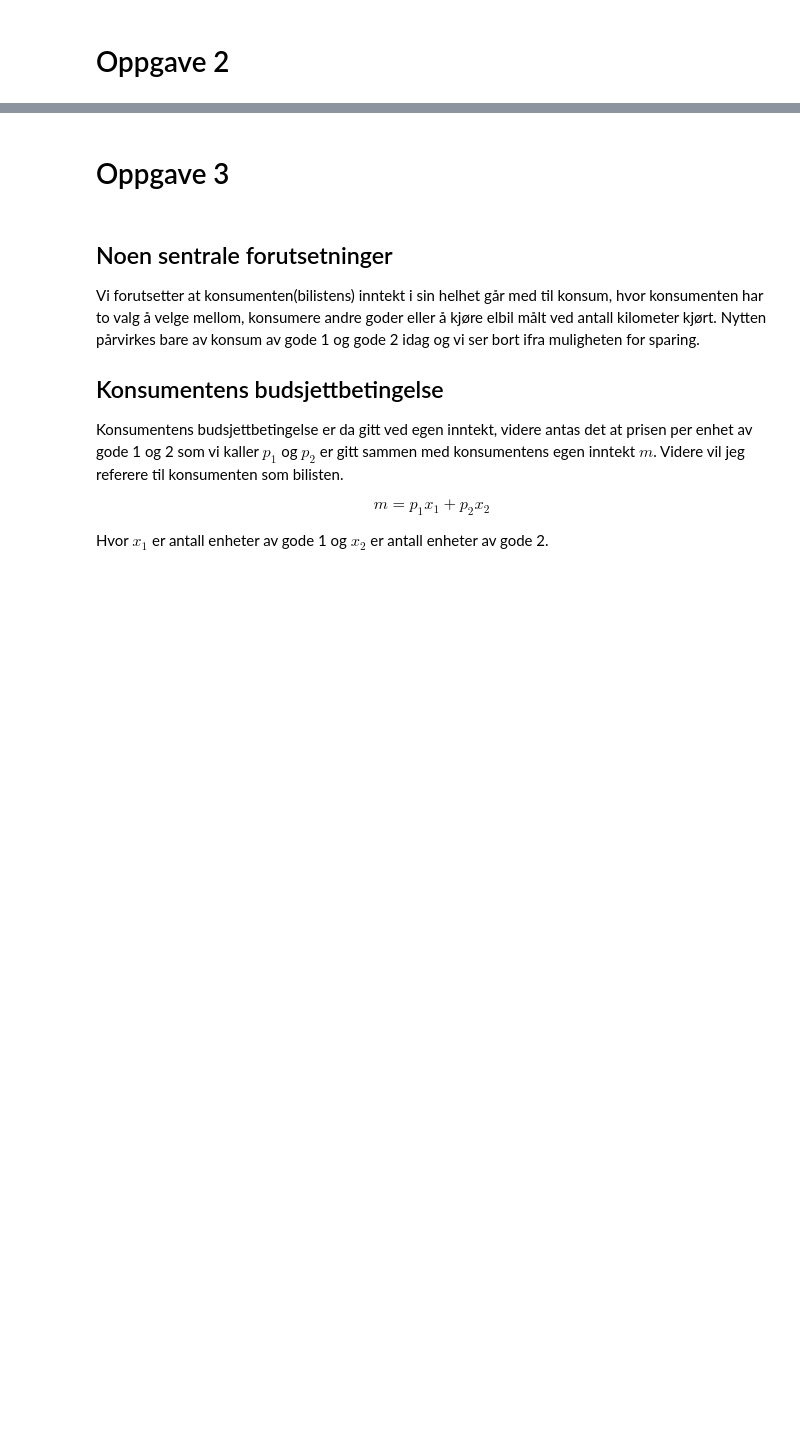
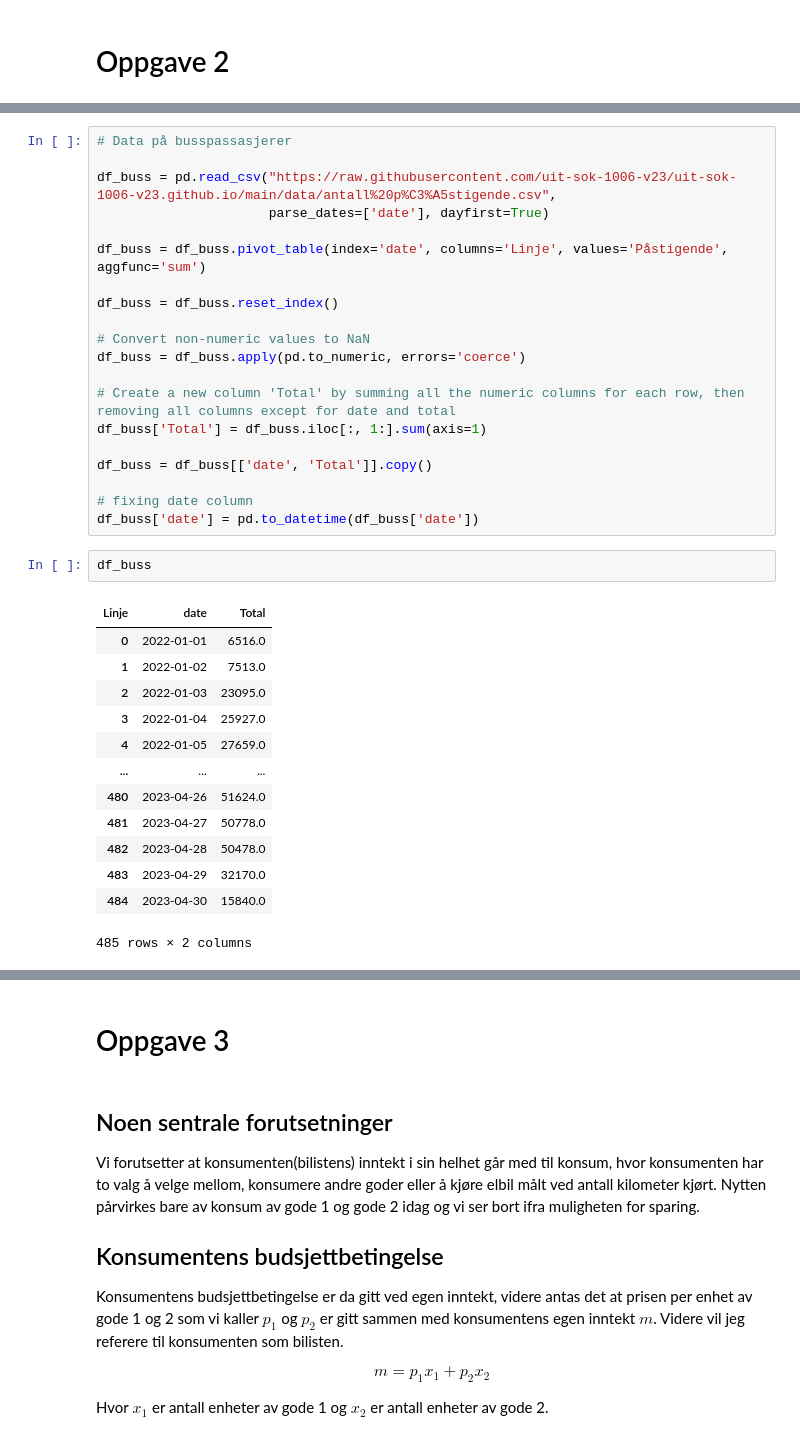
Before and after one commit to DanielFabioG/SOK-1003-og-SOK-1006, a Jupyter notebook: sok-1006/Mappeoppgaver/Kand_nr_17_Mikro_Mappe2_V2023_1006_push.ipynb, the cells around one changed output, grey strips where cells are left out. Drawn from its saved outputs; the diff is of its cells as text; blank space fills up the shorter version.

```diff
--- a/sok-1006/Mappeoppgaver/Kand_nr_17_Mikro_Mappe2_V2023_1006_push.ipynb
+++ b/sok-1006/Mappeoppgaver/Kand_nr_17_Mikro_Mappe2_V2023_1006_push.ipynb
@@ -119,3 +212,39 @@ ax.plot(df_summary['Dato'], model.params[0] + model.params[1] * df_summary['Dumm
 ax.legend();
 # %% [output]
 [figure]
+# %%
+# Data på busspassasjerer
+
+df_buss = pd.read_csv("https://raw.githubusercontent.com/uit-sok-1006-v23/uit-sok-1006-v23.github.io/main/data/antall%20p%C3%A5stigende.csv",
+                      parse_dates=['date'], dayfirst=True)
+
+df_buss = df_buss.pivot_table(index='date', columns='Linje', values='Påstigende', aggfunc='sum')
+
+df_buss = df_buss.reset_index()
+
+# Convert non-numeric values to NaN
+df_buss = df_buss.apply(pd.to_numeric, errors='coerce')
+
+# Create a new column 'Total' by summing all the numeric columns for each row, then removing all columns except for date and total
+df_buss['Total'] = df_buss.iloc[:, 1:].sum(axis=1)
+
+df_buss = df_buss[['date', 'Total']].copy()
+
+# fixing date column
+df_buss['date'] = pd.to_datetime(df_buss['date'])
+# %%
+df_buss
+# %% [output]
+| Linje | date | Total |
+| 0 | 2022-01-01 | 6516.0 |
+| 1 | 2022-01-02 | 7513.0 |
+| 2 | 2022-01-03 | 23095.0 |
+| 3 | 2022-01-04 | 25927.0 |
+| 4 | 2022-01-05 | 27659.0 |
+| ... | ... | ... |
+| 480 | 2023-04-26 | 51624.0 |
+| 481 | 2023-04-27 | 50778.0 |
+| 482 | 2023-04-28 | 50478.0 |
+| 483 | 2023-04-29 | 32170.0 |
+| 484 | 2023-04-30 | 15840.0 |
+485 rows × 2 columns
```
Also changed, not shown: parts of 25 cells of this notebook, 3 other files.
